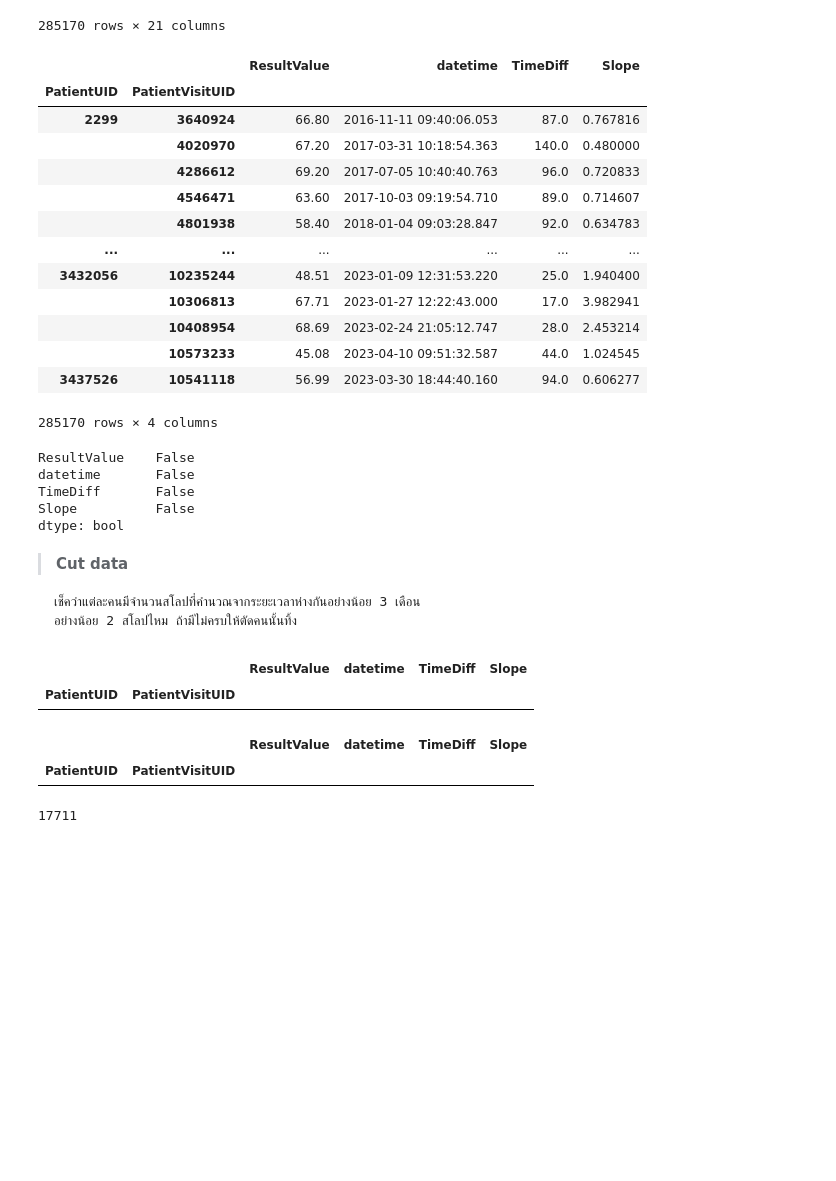
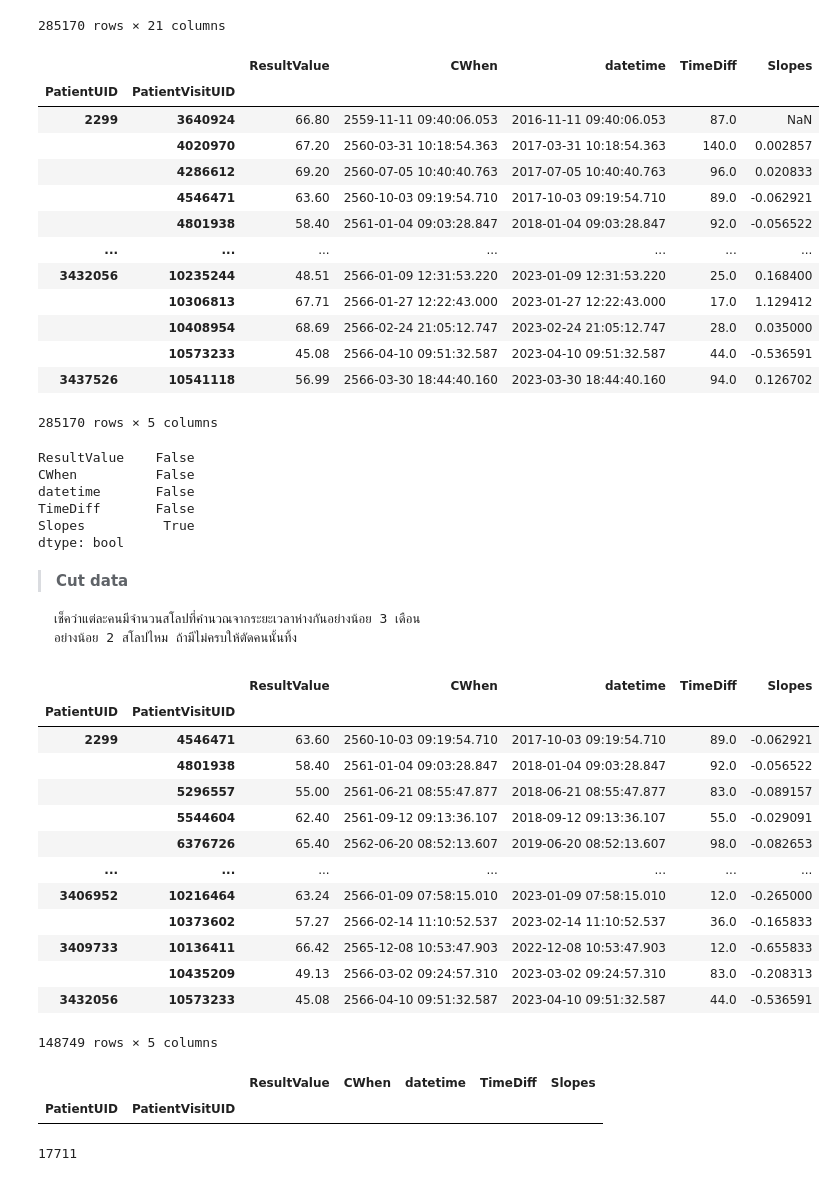
Before and after one commit to Aomaphisara/Project, a Jupyter notebook: LabSlope.ipynb, the cells around one changed output. Saved outputs shown, nothing was run; the diff lists cells and outputs as text; code cells hidden in the pictures; blank space fills up the shorter version.

```diff
--- a/LabSlope.ipynb
+++ b/LabSlope.ipynb
@@ -64,7 +58,7 @@ lab.sort_values('CWhen')
 patient_uid_list = hemo['PatientUID'].unique().tolist()
 # %%
 # Remove patient UIDs from lab['PatientUID'] that are in the list
-lab = lab1[~lab1['PatientUID'].isin(patient_uid_list)]
+lab = lab[~lab['PatientUID'].isin(patient_uid_list)]
 lab.shape
 # %% [output]
 (17728574, 11)
@@ -437,16 +363,18 @@ Name: ResultValue, dtype: float64
 # %%
-
 # Convert 'ResultValue' and 'TimeDiff' columns to numeric data types
 df_valid_visits['ResultValue'] = pd.to_numeric(df_valid_visits['ResultValue'], errors='coerce')
 df_valid_visits['TimeDiff'] = pd.to_numeric(df_valid_visits['TimeDiff'], errors='coerce')
 
-# Drop rows where 'TimeDiff' is NaN, zero, or negative (to avoid division by zero or negative values)
+### Drop rows where 'TimeDiff' is NaN, zero, or negative (to avoid division by zero or negative values)
 df_valid_visits = df_valid_visits[df_valid_visits['ResultValue'].notna() & (df_valid_visits['ResultValue'] > 0)]
 df_valid_visits = df_valid_visits[df_valid_visits['TimeDiff'].notna() & (df_valid_visits['TimeDiff'] > 0)]
 
-# Calculate the slope between 'ResultValue' and 'TimeDiff'
-# Note: This is a simple calculation, and you may want to modify it based on your specific requirements
-df_valid_visits['Slope'] = df_valid_visits['ResultValue'] / df_valid_visits['TimeDiff']
+# Calculate the slopes and store them in a list
+list_of_slopes = [(df_valid_visits['ResultValue'].iloc[i+1] - df_valid_visits['ResultValue'].iloc[i]) / df_valid_visits['TimeDiff'].iloc[i+1] for i in range(len(df_valid_visits)-1)]
+
+# Add list_of_slopes as a new column in df_valid_visits
+df_valid_visits['Slopes'] = [None] + list_of_slopes
+df_valid_visits
 # %% [output]
 A value is trying to be set on a copy of a slice from a DataFrame.
 Try using .loc[row_indexer,col_indexer] = value instead
@@ -540,30 +485,31 @@ df
 | 3437526 | 10541118 | 2566-03-30 18:44:40.160 | eGFR(CKD-EPI) age >=18 | 56.99 | 2023-03-30 | 0 days 18:44:40.160000 | 2023 | 03 | ... |
 285170 rows × 21 columns
 # %%
-df = df[['ResultValue','datetime','TimeDiff', 'Slope']]
+df = df[['ResultValue','CWhen','datetime','TimeDiff', 'Slopes']]
 df
 # %% [output]
-|  |  | ResultValue | datetime | TimeDiff | Slope |
-| PatientUID | PatientVisitUID |  |  |  |  |
-| 2299 | 3640924 | 66.80 | 2016-11-11 09:40:06.053 | 87.0 | 0.767816 |
-|  | 4020970 | 67.20 | 2017-03-31 10:18:54.363 | 140.0 | 0.480000 |
-|  | 4286612 | 69.20 | 2017-07-05 10:40:40.763 | 96.0 | 0.720833 |
-|  | 4546471 | 63.60 | 2017-10-03 09:19:54.710 | 89.0 | 0.714607 |
-|  | 4801938 | 58.40 | 2018-01-04 09:03:28.847 | 92.0 | 0.634783 |
-| ... | ... | ... | ... | ... | ... |
-| 3432056 | 10235244 | 48.51 | 2023-01-09 12:31:53.220 | 25.0 | 1.940400 |
-|  | 10306813 | 67.71 | 2023-01-27 12:22:43.000 | 17.0 | 3.982941 |
-|  | 10408954 | 68.69 | 2023-02-24 21:05:12.747 | 28.0 | 2.453214 |
-|  | 10573233 | 45.08 | 2023-04-10 09:51:32.587 | 44.0 | 1.024545 |
-| 3437526 | 10541118 | 56.99 | 2023-03-30 18:44:40.160 | 94.0 | 0.606277 |
+|  |  | ResultValue | CWhen | datetime | TimeDiff | Slopes |
+| PatientUID | PatientVisitUID |  |  |  |  |  |
+| 2299 | 3640924 | 66.80 | 2559-11-11 09:40:06.053 | 2016-11-11 09:40:06.053 | 87.0 | NaN |
+|  | 4020970 | 67.20 | 2560-03-31 10:18:54.363 | 2017-03-31 10:18:54.363 | 140.0 | 0.002857 |
+|  | 4286612 | 69.20 | 2560-07-05 10:40:40.763 | 2017-07-05 10:40:40.763 | 96.0 | 0.020833 |
+|  | 4546471 | 63.60 | 2560-10-03 09:19:54.710 | 2017-10-03 09:19:54.710 | 89.0 | -0.062921 |
+|  | 4801938 | 58.40 | 2561-01-04 09:03:28.847 | 2018-01-04 09:03:28.847 | 92.0 | -0.056522 |
+| ... | ... | ... | ... | ... | ... | ... |
+| 3432056 | 10235244 | 48.51 | 2566-01-09 12:31:53.220 | 2023-01-09 12:31:53.220 | 25.0 | 0.168400 |
+|  | 10306813 | 67.71 | 2566-01-27 12:22:43.000 | 2023-01-27 12:22:43.000 | 17.0 | 1.129412 |
+|  | 10408954 | 68.69 | 2566-02-24 21:05:12.747 | 2023-02-24 21:05:12.747 | 28.0 | 0.035000 |
+|  | 10573233 | 45.08 | 2566-04-10 09:51:32.587 | 2023-04-10 09:51:32.587 | 44.0 | -0.536591 |
+| 3437526 | 10541118 | 56.99 | 2566-03-30 18:44:40.160 | 2023-03-30 18:44:40.160 | 94.0 | 0.126702 |
-285170 rows × 4 columns
+285170 rows × 5 columns
 # %%
 df.isnull().any()
 # %% [output]
 ResultValue    False
+CWhen          False
 datetime       False
 TimeDiff       False
-Slope          False
+Slopes          True
 dtype: bool
 # %% [markdown]
 
@@ -601,15 +547,27 @@ for patient_uid, group in grouped:
 # Filter the original DataFrame based on the valid PatientUIDs
 filtered_df = df.loc[valid_patient_uids]
 # %%
-filtered_df[filtered_df['Slope']<=0]
+filtered_df[filtered_df['Slopes']<=0]
 # %% [output]
-|  |  | ResultValue | datetime | TimeDiff | Slope |
-| PatientUID | PatientVisitUID |  |  |  |  |
+|  |  | ResultValue | CWhen | datetime | TimeDiff | Slopes |
+| PatientUID | PatientVisitUID |  |  |  |  |  |
+| 2299 | 4546471 | 63.60 | 2560-10-03 09:19:54.710 | 2017-10-03 09:19:54.710 | 89.0 | -0.062921 |
+|  | 4801938 | 58.40 | 2561-01-04 09:03:28.847 | 2018-01-04 09:03:28.847 | 92.0 | -0.056522 |
+|  | 5296557 | 55.00 | 2561-06-21 08:55:47.877 | 2018-06-21 08:55:47.877 | 83.0 | -0.089157 |
+|  | 5544604 | 62.40 | 2561-09-12 09:13:36.107 | 2018-09-12 09:13:36.107 | 55.0 | -0.029091 |
+|  | 6376726 | 65.40 | 2562-06-20 08:52:13.607 | 2019-06-20 08:52:13.607 | 98.0 | -0.082653 |
+| ... | ... | ... | ... | ... | ... | ... |
+| 3406952 | 10216464 | 63.24 | 2566-01-09 07:58:15.010 | 2023-01-09 07:58:15.010 | 12.0 | -0.265000 |
+|  | 10373602 | 57.27 | 2566-02-14 11:10:52.537 | 2023-02-14 11:10:52.537 | 36.0 | -0.165833 |
+| 3409733 | 10136411 | 66.42 | 2565-12-08 10:53:47.903 | 2022-12-08 10:53:47.903 | 12.0 | -0.655833 |
+|  | 10435209 | 49.13 | 2566-03-02 09:24:57.310 | 2023-03-02 09:24:57.310 | 83.0 | -0.208313 |
+| 3432056 | 10573233 | 45.08 | 2566-04-10 09:51:32.587 | 2023-04-10 09:51:32.587 | 44.0 | -0.536591 |
+148749 rows × 5 columns
 # %%
-filtered_df[filtered_df['Slope']==float('inf')]
+filtered_df[filtered_df['Slopes']==float('inf')]
 # %% [output]
-|  |  | ResultValue | datetime | TimeDiff | Slope |
-| PatientUID | PatientVisitUID |  |  |  |  |
+|  |  | ResultValue | CWhen | datetime | TimeDiff | Slopes |
+| PatientUID | PatientVisitUID |  |  |  |  |  |
 # %%
 filtered_df.reset_index()['PatientUID'].nunique()
 # %% [output]
```
Also changed, not shown: parts of 26 cells of this notebook.
